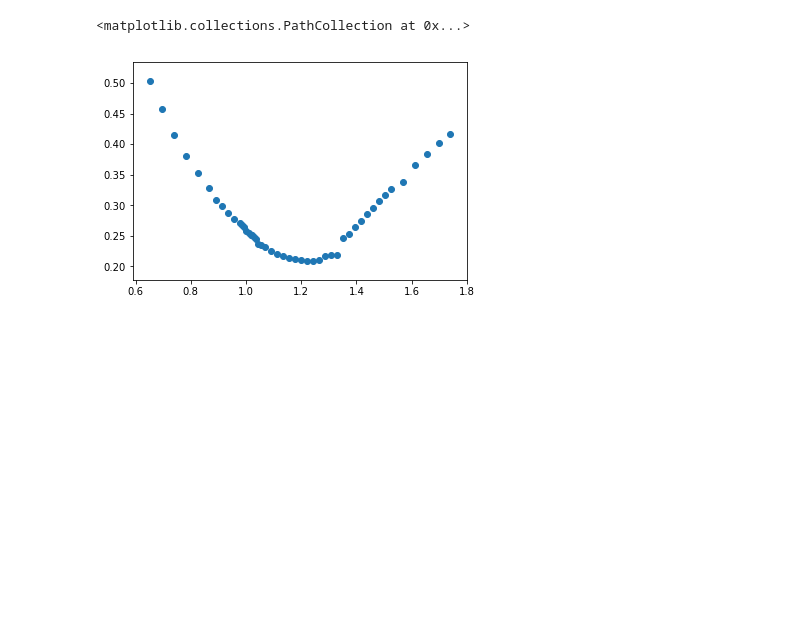
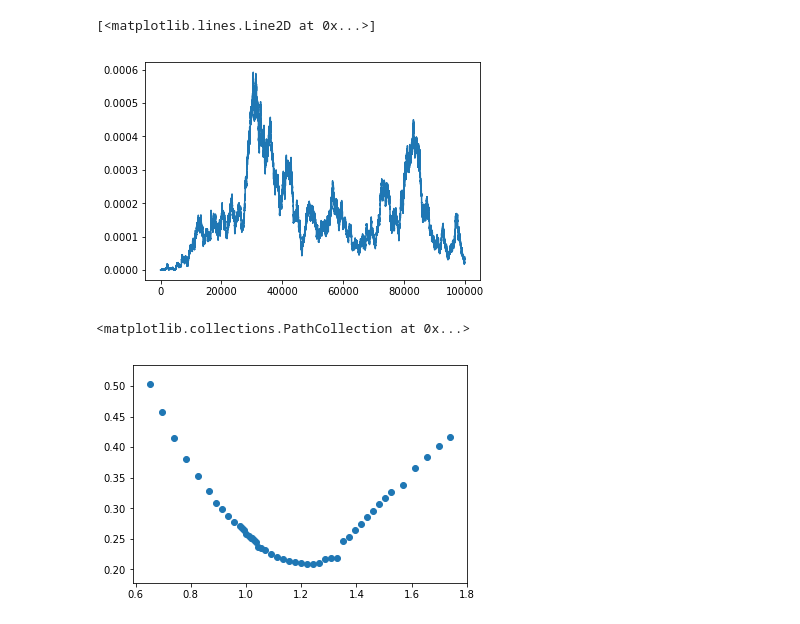
Before and after one commit to sebasv/thesis, a Jupyter notebook: Calibrations.ipynb, the cells around one changed output. Cells and saved outputs as stored; diff of their text form; code cells hidden in the pictures; blank space fills up the shorter version.

```diff
--- a/Calibrations.ipynb
+++ b/Calibrations.ipynb
@@ -8,6 +8,20 @@ from matplotlib import pyplot as plt
 from matplotlib2tikz import save as tikz_save
 import subprocess
 bar = lambda k,x: np.sqrt(k**2 - x**2)
+# %%
+N = int(1e5)
+a, b = -.2, .04
+k, xi, s = .01, .04, 1
+dt = 1/N
+W = b*np.random.normal(scale=1/np.sqrt(N), size=(N))
+# nu = np.cumsum(W*np.power(1+a, np.arange(1, 0, -1/N)))
+nu = xi*np.ones(W.shape)*0
+for i in range(1, len(W)):
+    nu[i] = max(0, nu[i-1] + k*(xi - nu[i-1])*dt + s*np.sqrt(nu[i-1])*W[i])
+plt.plot(nu)
+# %% [output]
+[<matplotlib.lines.Line2D at 0x...>]
+[figure, added]
 # %%
 with sqlite3.connect(r'd:\data\scriptie\wrds.sqlite') as con:
     bla = pd.read_sql(
```
Also changed, not shown: 7 other files.
